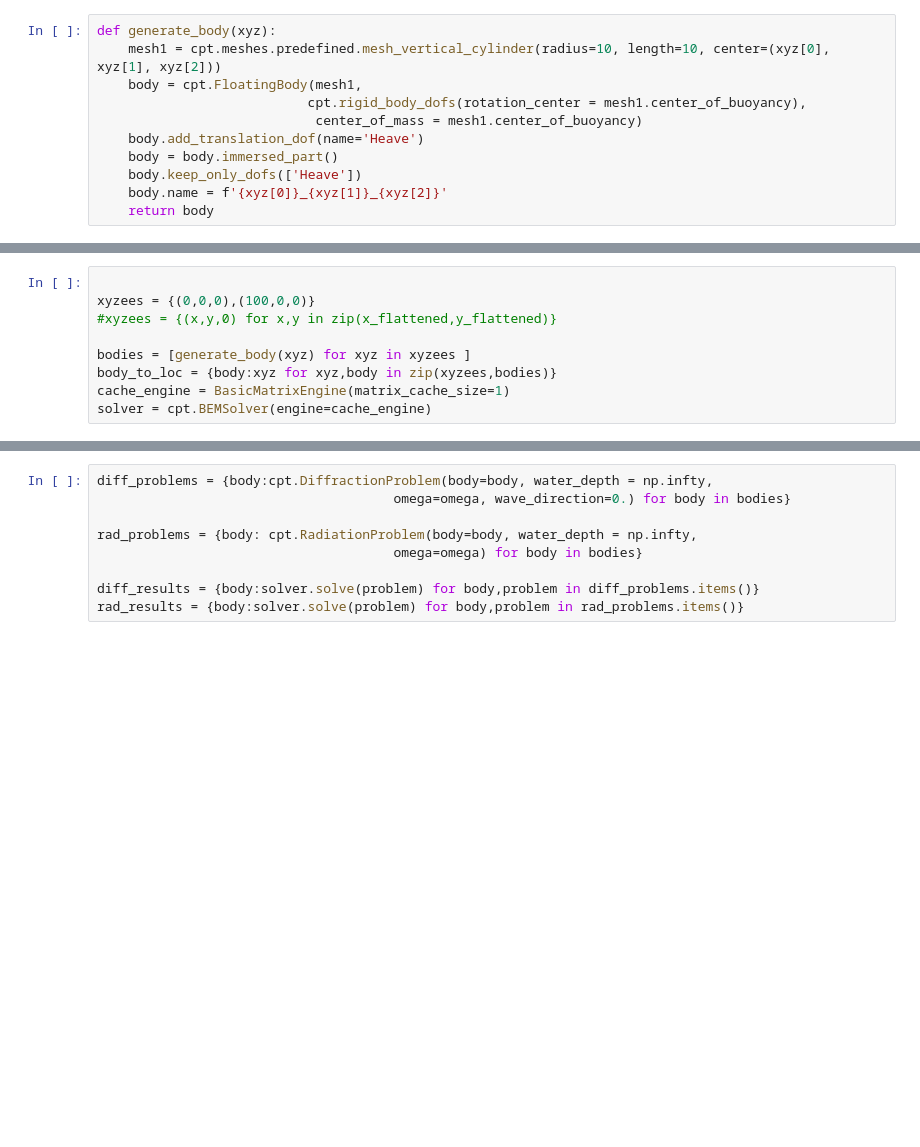
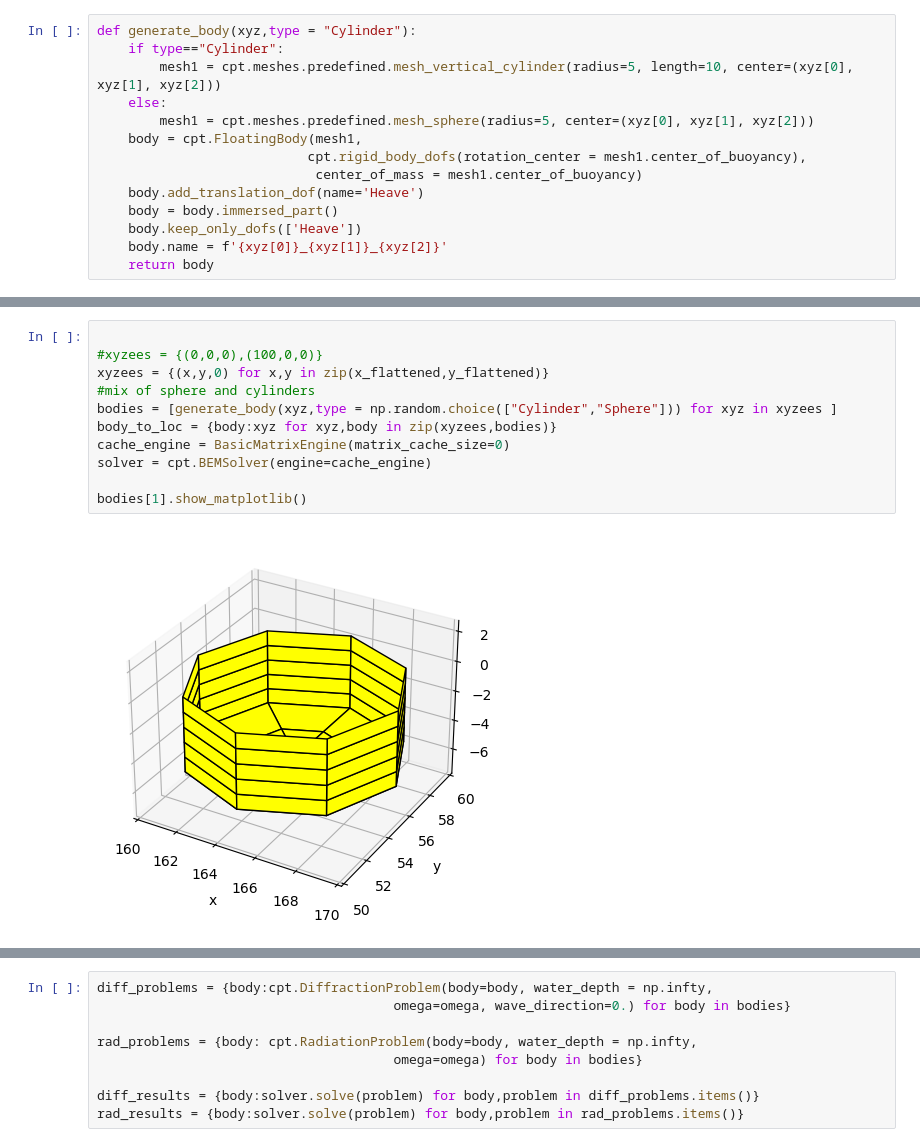
Before and after one commit to symbiotic-engineering/wec_array_opt, a Jupyter notebook: babarit_pwa.ipynb, the cells around one changed output, grey strips where cells are left out. Saved outputs shown, nothing was run; the diff lists cells and outputs as text; blank space fills up the shorter version.

```diff
--- a/babarit_pwa.ipynb
+++ b/babarit_pwa.ipynb
@@ -16,8 +16,11 @@ rho = 1025
 a0 = 1
 wave_num =  (omega**2)/9.81
 # %%
-def generate_body(xyz):
-    mesh1 = cpt.meshes.predefined.mesh_vertical_cylinder(radius=10, length=10, center=(xyz[0], xyz[1], xyz[2]))
+def generate_body(xyz,type = "Cylinder"):
+    if type=="Cylinder":
+        mesh1 = cpt.meshes.predefined.mesh_vertical_cylinder(radius=5, length=10, center=(xyz[0], xyz[1], xyz[2]))
+    else:
+        mesh1 = cpt.meshes.predefined.mesh_sphere(radius=5, center=(xyz[0], xyz[1], xyz[2]))
     body = cpt.FloatingBody(mesh1,
                            cpt.rigid_body_dofs(rotation_center = mesh1.center_of_buoyancy),
                             center_of_mass = mesh1.center_of_buoyancy)
@@ -49,12 +52,16 @@ plt.show()
 # %%
 
-xyzees = {(0,0,0),(100,0,0)}
-#xyzees = {(x,y,0) for x,y in zip(x_flattened,y_flattened)}
+#xyzees = {(0,0,0),(100,0,0)}
+xyzees = {(x,y,0) for x,y in zip(x_flattened,y_flattened)}
+#mix of sphere and cylinders
+bodies = [generate_body(xyz,type = np.random.choice(["Cylinder","Sphere"])) for xyz in xyzees ]
+body_to_loc = {body:xyz for xyz,body in zip(xyzees,bodies)}
+cache_engine = BasicMatrixEngine(matrix_cache_size=0)
+solver = cpt.BEMSolver(engine=cache_engine)
 
-bodies = [generate_body(xyz) for xyz in xyzees ]
-body_to_loc = {body:xyz for xyz,body in zip(xyzees,bodies)}
-cache_engine = BasicMatrixEngine(matrix_cache_size=1)
-solver = cpt.BEMSolver(engine=cache_engine)
+bodies[1].show_matplotlib()
+# %% [output]
+[figure, added]
 # %%
 
 
```
Also changed, not shown: parts of 26 cells of this notebook.
